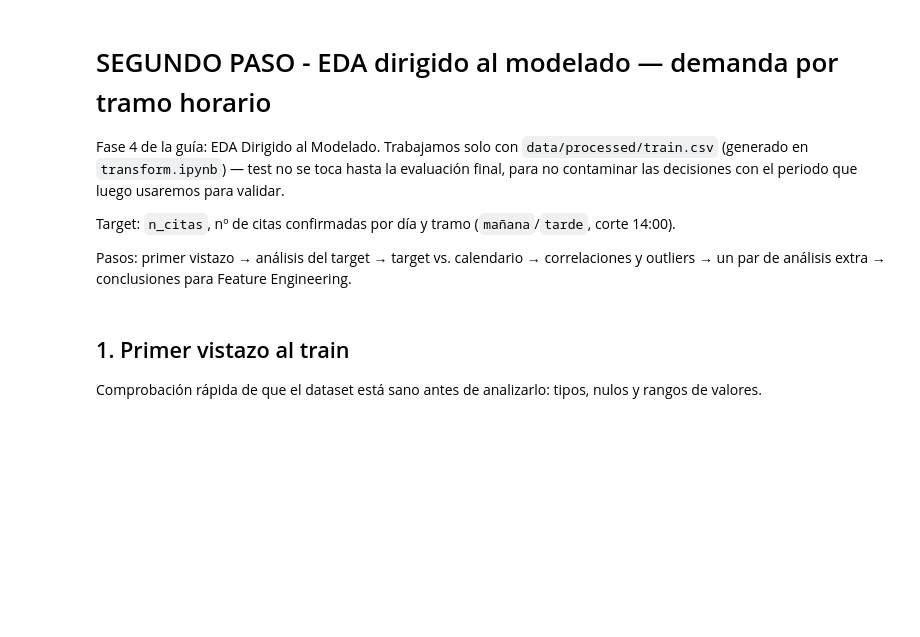
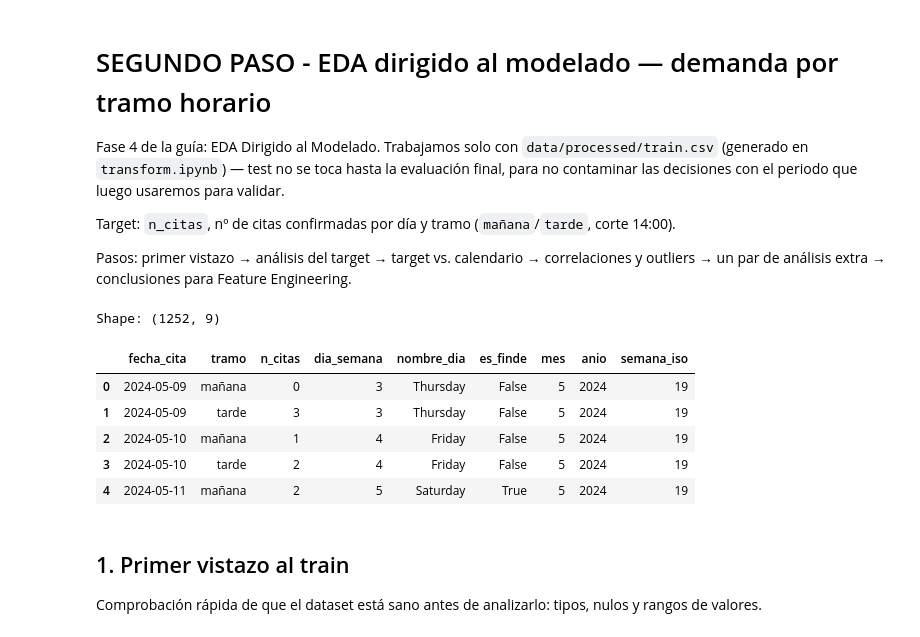
Before and after one commit to Emigarsan/ML_Spa_M003, a Jupyter notebook: main.ipynb, the cells around one changed output. Saved outputs shown, nothing was run; the diff lists cells and outputs as text; code cells hidden in the pictures; blank space fills up the shorter version.

```diff
--- a/main.ipynb
+++ b/main.ipynb
@@ -204,21 +282,29 @@ outliers → un par de análisis extra → conclusiones para Feature Engineering
 # %%
 from pathlib import Path
 
 import matplotlib.pyplot as plt
 import numpy as np
 import pandas as pd
 import seaborn as sns
 
 pd.set_option('display.max_columns', None)
 sns.set_style('whitegrid')
 
-TRAIN_PATH = Path('../data/processed/train.csv')
+TRAIN_PATH = Path('./data/processed/train.csv')
 TARGET = 'n_citas'
 DIAS_ORDEN = ['Monday', 'Tuesday', 'Wednesday', 'Thursday', 'Friday', 'Saturday', 'Sunday']
 
 train = pd.read_csv(TRAIN_PATH, parse_dates=['fecha_cita'])
 print(f"Shape: {train.shape}")
 train.head()
+# %% [output]
+Shape: (1252, 9)
+|  | fecha_cita | tramo | n_citas | dia_semana | nombre_dia | es_finde | mes | anio | semana_iso |
+| 0 | 2024-05-09 | mañana | 0 | 3 | Thursday | False | 5 | 2024 | 19 |
+| 1 | 2024-05-09 | tarde | 3 | 3 | Thursday | False | 5 | 2024 | 19 |
+| 2 | 2024-05-10 | mañana | 1 | 4 | Friday | False | 5 | 2024 | 19 |
+| 3 | 2024-05-10 | tarde | 2 | 4 | Friday | False | 5 | 2024 | 19 |
+| 4 | 2024-05-11 | mañana | 2 | 5 | Saturday | True | 5 | 2024 | 19 |
 # %% [markdown]
 ## 1. Primer vistazo al train
 
```
Also changed, not shown: parts of 52 cells of this notebook, 2 other files.
